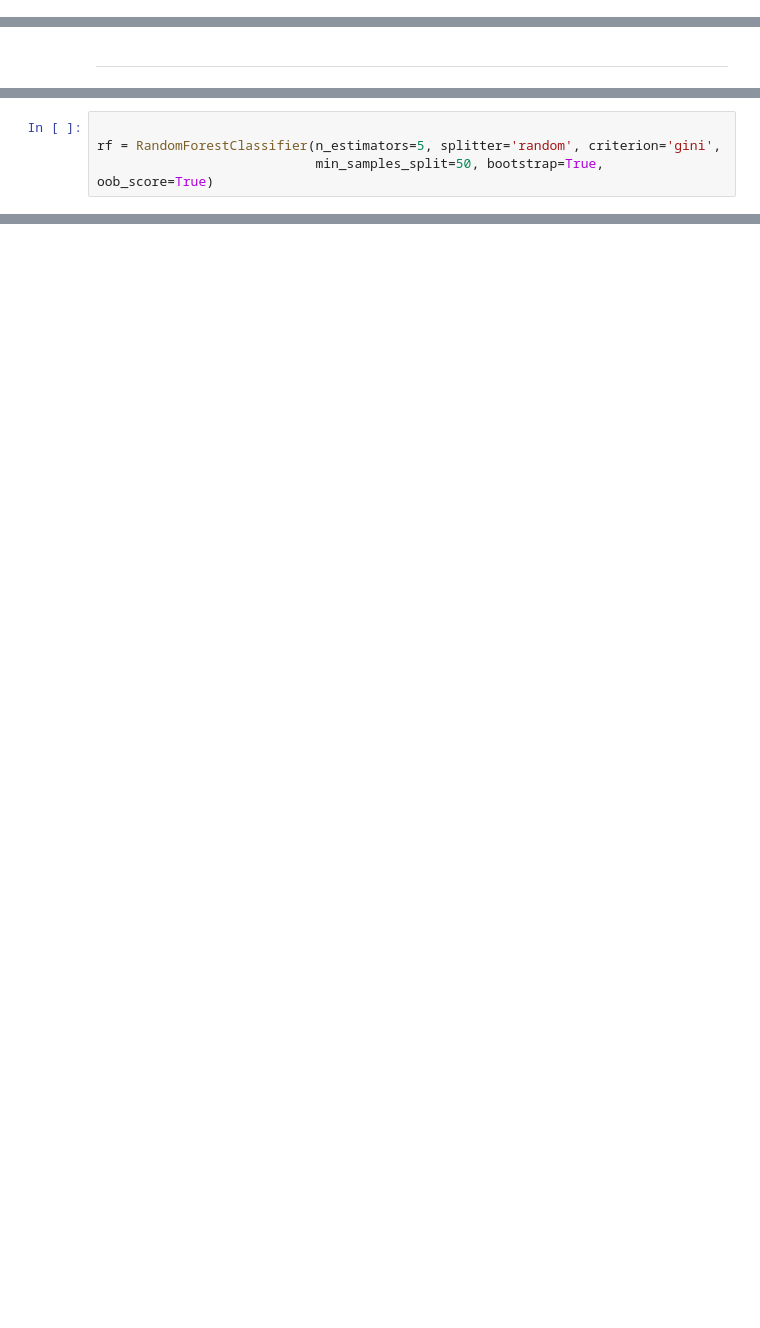
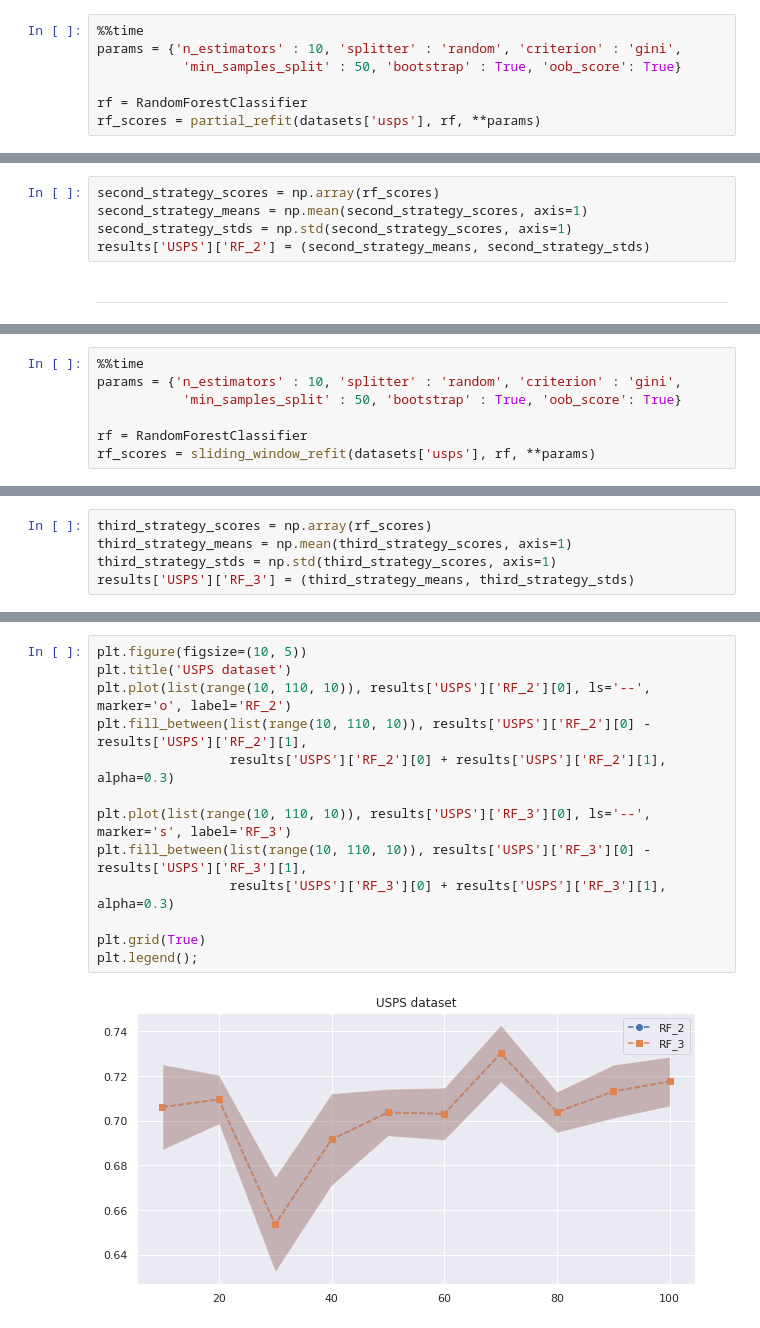
Before and after one commit to smikhai1/RF-online, a Jupyter notebook: notebooks/experiments.ipynb, the cells around one changed output, grey strips where cells are left out. Saved outputs shown, nothing was run; the diff lists cells and outputs as text; blank space fills up the shorter version.

```diff
--- a/notebooks/experiments.ipynb
+++ b/notebooks/experiments.ipynb
@@ -197,0 +242,7 @@ ___
+# %%
+%%time
+params = {'n_estimators' : 10, 'splitter' : 'random', 'criterion' : 'gini',
+           'min_samples_split' : 50, 'bootstrap' : True, 'oob_score': True}
+
+rf = RandomForestClassifier
+rf_scores = partial_refit(datasets['usps'], rf, **params)
@@ -198,2 +262,7 @@ ___
+# %%
+second_strategy_scores = np.array(rf_scores)
+second_strategy_means = np.mean(second_strategy_scores, axis=1)
+second_strategy_stds = np.std(second_strategy_scores, axis=1)
+results['USPS']['RF_2'] = (second_strategy_means, second_strategy_stds)
 # %% [markdown]
 ___
@@ -208,4 +302,7 @@ plt.legend();
 # %%
+%%time
+params = {'n_estimators' : 10, 'splitter' : 'random', 'criterion' : 'gini',
+           'min_samples_split' : 50, 'bootstrap' : True, 'oob_score': True}
 
-rf = RandomForestClassifier(n_estimators=5, splitter='random', criterion='gini',
-                            min_samples_split=50, bootstrap=True, oob_score=True)
+rf = RandomForestClassifier
+rf_scores = sliding_window_refit(datasets['usps'], rf, **params)
@@ -211,0 +322,5 @@ rf = RandomForestClassifier(n_estimators=5, splitter='random', criterion='gini',
+# %%
+third_strategy_scores = np.array(rf_scores)
+third_strategy_means = np.mean(third_strategy_scores, axis=1)
+third_strategy_stds = np.std(third_strategy_scores, axis=1)
+results['USPS']['RF_3'] = (third_strategy_means, third_strategy_stds)
@@ -211,0 +335,15 @@ rf = RandomForestClassifier(n_estimators=5, splitter='random', criterion='gini',
+# %%
+plt.figure(figsize=(10, 5))
+plt.title('USPS dataset')
+plt.plot(list(range(10, 110, 10)), results['USPS']['RF_2'][0], ls='--', marker='o', label='RF_2')
+plt.fill_between(list(range(10, 110, 10)), results['USPS']['RF_2'][0] - results['USPS']['RF_2'][1],
+                 results['USPS']['RF_2'][0] + results['USPS']['RF_2'][1], alpha=0.3)
+
+plt.plot(list(range(10, 110, 10)), results['USPS']['RF_3'][0], ls='--', marker='s', label='RF_3')
+plt.fill_between(list(range(10, 110, 10)), results['USPS']['RF_3'][0] - results['USPS']['RF_3'][1],
+                 results['USPS']['RF_3'][0] + results['USPS']['RF_3'][1], alpha=0.3)
+
+plt.grid(True)
+plt.legend();
+# %% [output]
+[figure, added]
```
Also changed, not shown: parts of 16 cells of this notebook, 1 other file.
